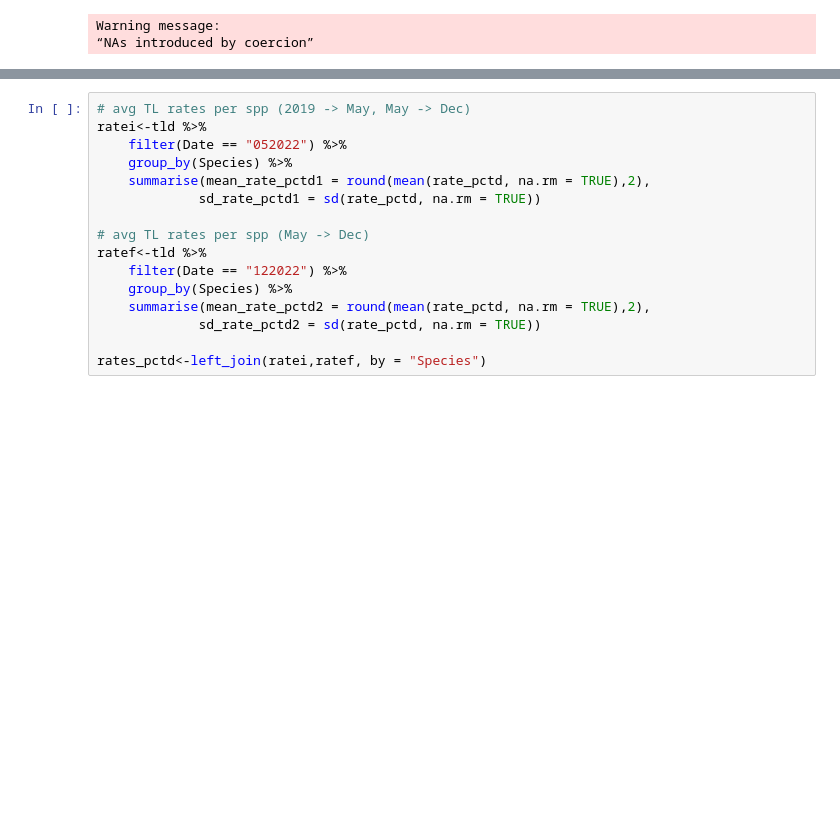
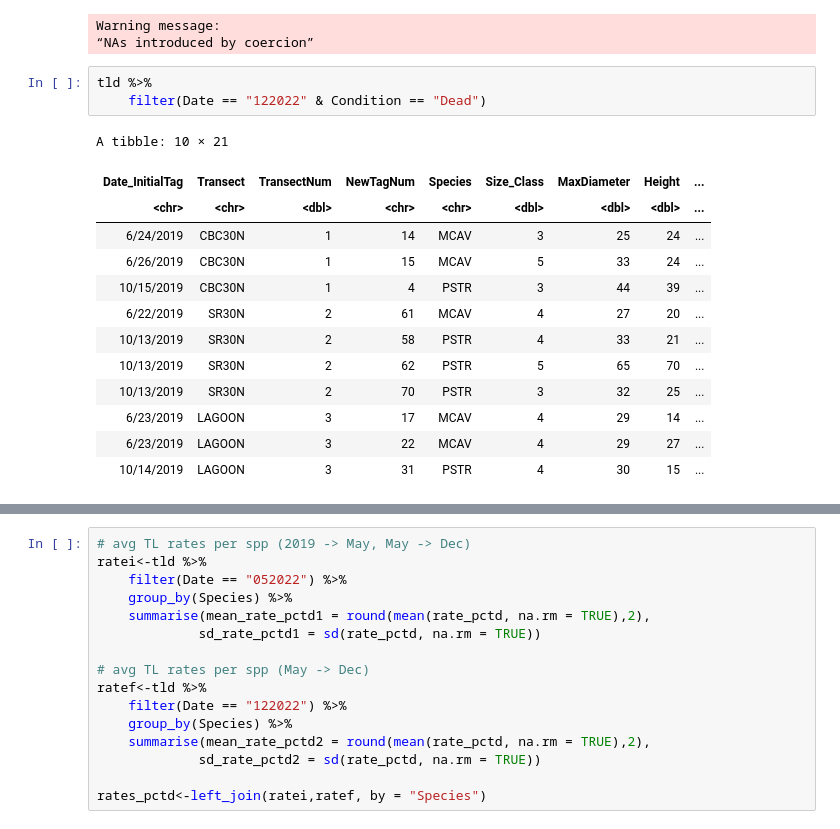
Before and after one commit to brookewicz/Code_notebook, a Jupyter notebook: sctld_tl/tl.ipynb, the cells around one changed output, grey strips where cells are left out. Cells and saved outputs as stored; diff of their text form; blank space fills up the shorter version.

```diff
--- a/sctld_tl/tl.ipynb
+++ b/sctld_tl/tl.ipynb
@@ -207,3 +223,20 @@ tld <- tld %>%
 # %% [output]
 Warning message:
 “NAs introduced by coercion”
+# %%
+tld %>%
+    filter(Date == "122022" & Condition == "Dead")
+# %% [output]
+A tibble: 10 × 21
+| Date_InitialTag | Transect | TransectNum | NewTagNum | Species | Size_Class | MaxDiameter | Height | ... |
+| <chr> | <chr> | <dbl> | <chr> | <chr> | <dbl> | <dbl> | <dbl> | ... |
+| 6/24/2019 | CBC30N | 1 | 14 | MCAV | 3 | 25 | 24 | ... |
+| 6/26/2019 | CBC30N | 1 | 15 | MCAV | 5 | 33 | 24 | ... |
+| 10/15/2019 | CBC30N | 1 | 4 | PSTR | 3 | 44 | 39 | ... |
+| 6/22/2019 | SR30N | 2 | 61 | MCAV | 4 | 27 | 20 | ... |
+| 10/13/2019 | SR30N | 2 | 58 | PSTR | 4 | 33 | 21 | ... |
+| 10/13/2019 | SR30N | 2 | 62 | PSTR | 5 | 65 | 70 | ... |
+| 10/13/2019 | SR30N | 2 | 70 | PSTR | 3 | 32 | 25 | ... |
+| 6/23/2019 | LAGOON | 3 | 17 | MCAV | 4 | 29 | 14 | ... |
+| 6/23/2019 | LAGOON | 3 | 22 | MCAV | 4 | 29 | 27 | ... |
+| 10/14/2019 | LAGOON | 3 | 31 | PSTR | 4 | 30 | 15 | ... |
```
Also changed, not shown: parts of 15 cells of this notebook, 1 other file.
